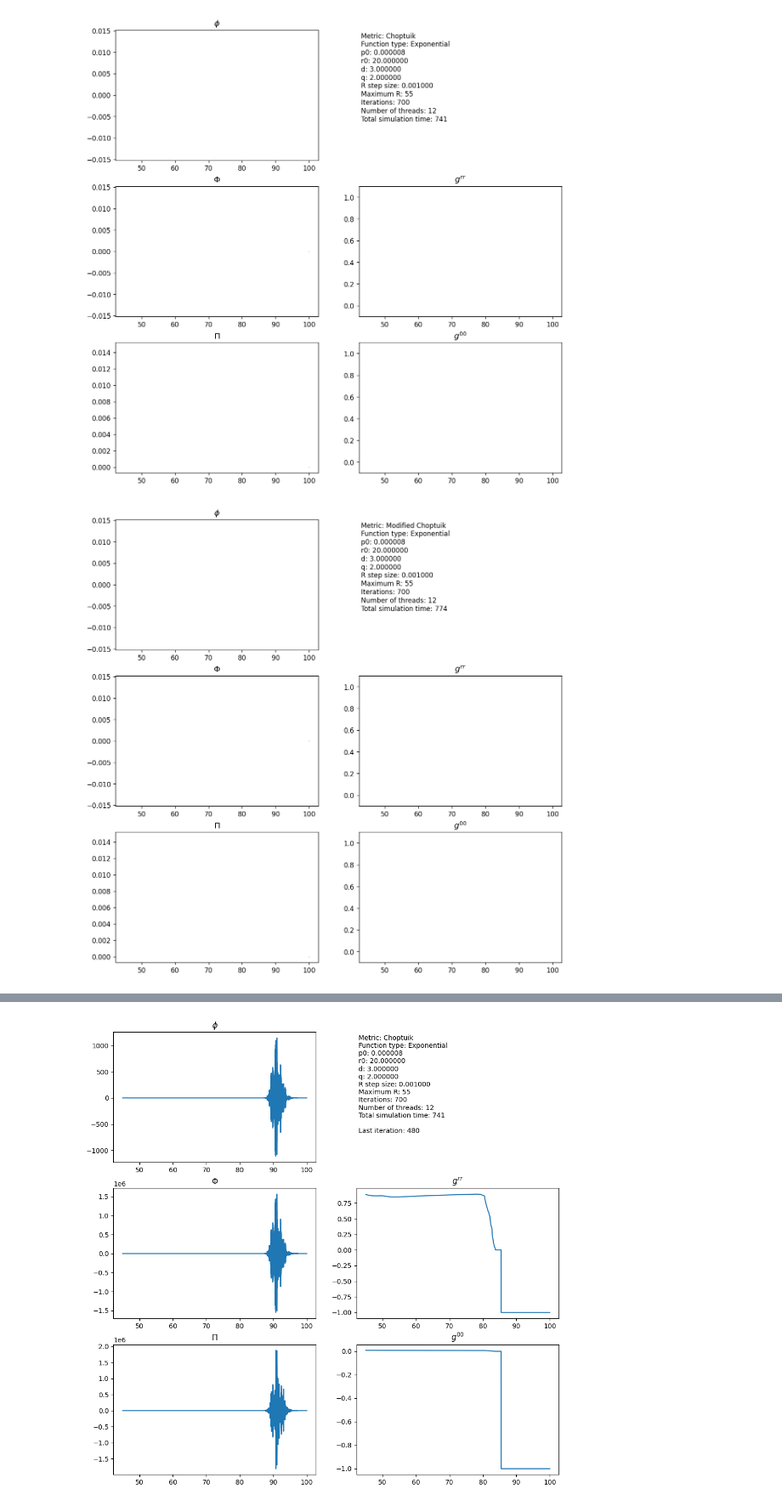
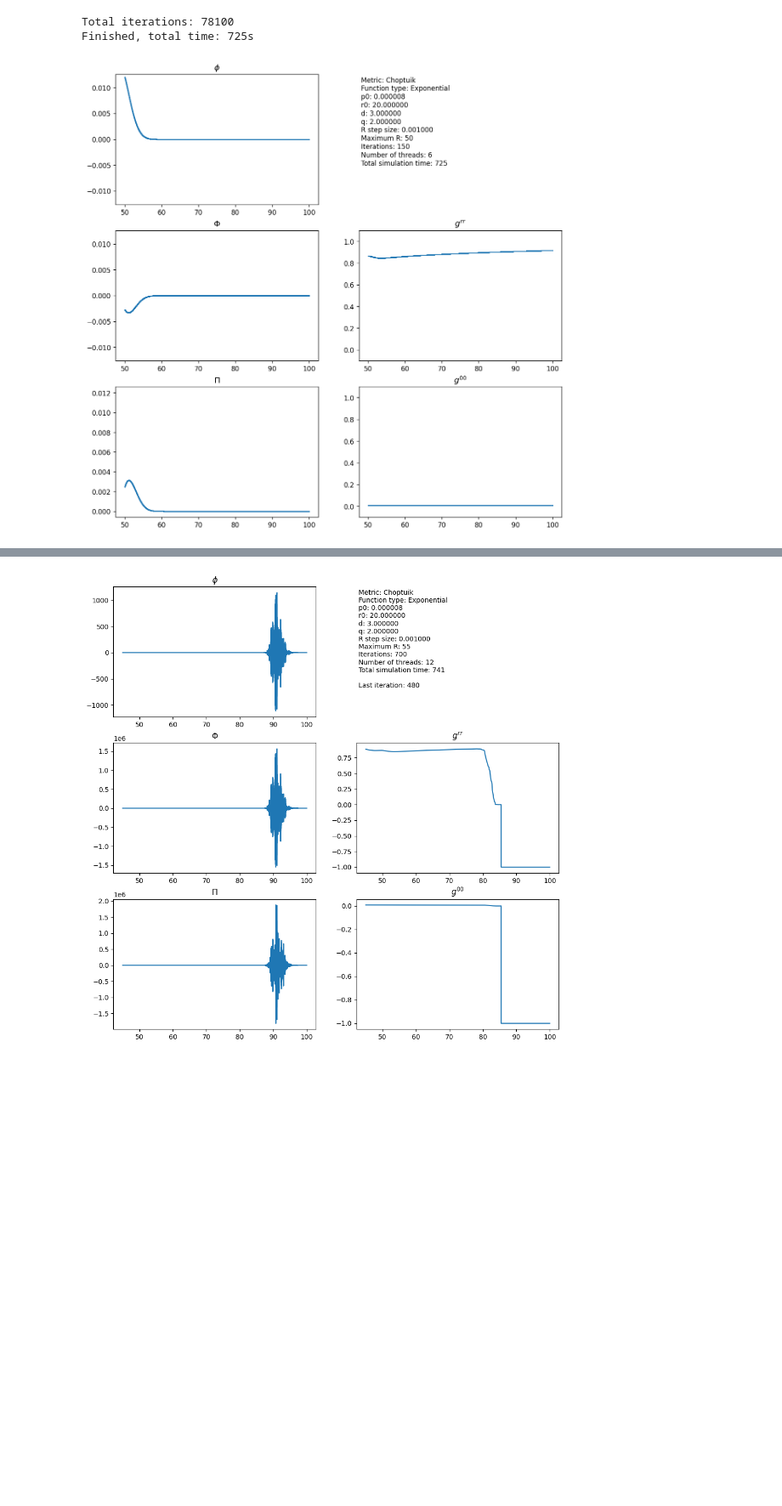
Before and after one commit to OtroBenja/Critical-collapse, a Jupyter notebook: plot.ipynb, the cells around one changed output, grey strips where cells are left out. Shown at 85% size. Cells and saved outputs as stored; diff of their text form; code cells hidden in the pictures; blank space fills up the shorter version.

```diff
--- a/plot.ipynb
+++ b/plot.ipynb
@@ -36,7 +36,7 @@ def read_data(filename):
         raise ValueError
 
     for i in range(5*len_5):
-        alldata[i] = list(map(float,(alldata[i].split(','))[:-1]))
+        alldata[i] = list(map(float,(alldata[i].replace('-nan(ind)','nan').split(','))[:-1]))
     fdata = np.array(alldata[:len_5])
     xdata = np.array(alldata[len_5:2*len_5])
     ydata = np.array(alldata[2*len_5:3*len_5])
@@ -131,7 +131,7 @@ def plot_last(filename, diff_from_collapse=-1, replace_nan=-1):
     ax[2,0].plot(r,np.nan_to_num( y[last_iteration],nan=replace_nan))[0]
     ax[1,1].plot(r,np.nan_to_num(gr[last_iteration],nan=replace_nan))[0]
     ax[2,1].plot(r,np.nan_to_num(g0[last_iteration],nan=replace_nan))[0]
-    ax[0,0].text(1.21,0.98,params['text']+f'\nLast iteration: {last_iteration}',verticalalignment='top',transform=ax[0,0].transAxes)
+    ax[0,0].text(1.21,0.98,params['text']+f'\nPrinted iteration: {last_iteration}',verticalalignment='top',transform=ax[0,0].transAxes)
     ax[0,1].remove()
     #ax[1,1].set_ylim(-0.1,1.1)
     #ax[2,1].set_ylim(-0.1,1.1)
@@ -151,20 +151,22 @@ r0 = "0"
 d  = "0"
 q  = "0"
 deltaR = '0.0001'
-iterations = "1000000"
+iterations = "781000"
 processes = "6"
 p0 = '0.000008'
 
-maxRs = ["50","130"]
+maxRs = ["100"]
 for maxR in maxRs:
-    output = subprocess.check_output([".\Collapse.exe",  fType, p0, r0, d, q, deltaR, maxR, iterations, processes], text=True,)
+    output = subprocess.check_output([".\Collapse_special.exe",  fType, p0, r0, d, q, deltaR, maxR, iterations, processes], text=True,)
     print(f"{output}")
+# %% [output]
+Total iterations: 78100
+Finished, total time: 725s
 # %%
-animate_data('Output_110543.dat',5)
-animate_data('Output_112013.dat',5)
+animate_data('Output_001936.dat',1,ls='',marker='.')
+#animate_data('Output_112013.dat',20)
 # %% [output]
-[figure, old version]
+[figure, new version]
-[figure, removed]
 # %%
 #Animate all files
 from os import listdir
```
Also changed, not shown: parts of 2 cells of this notebook.
